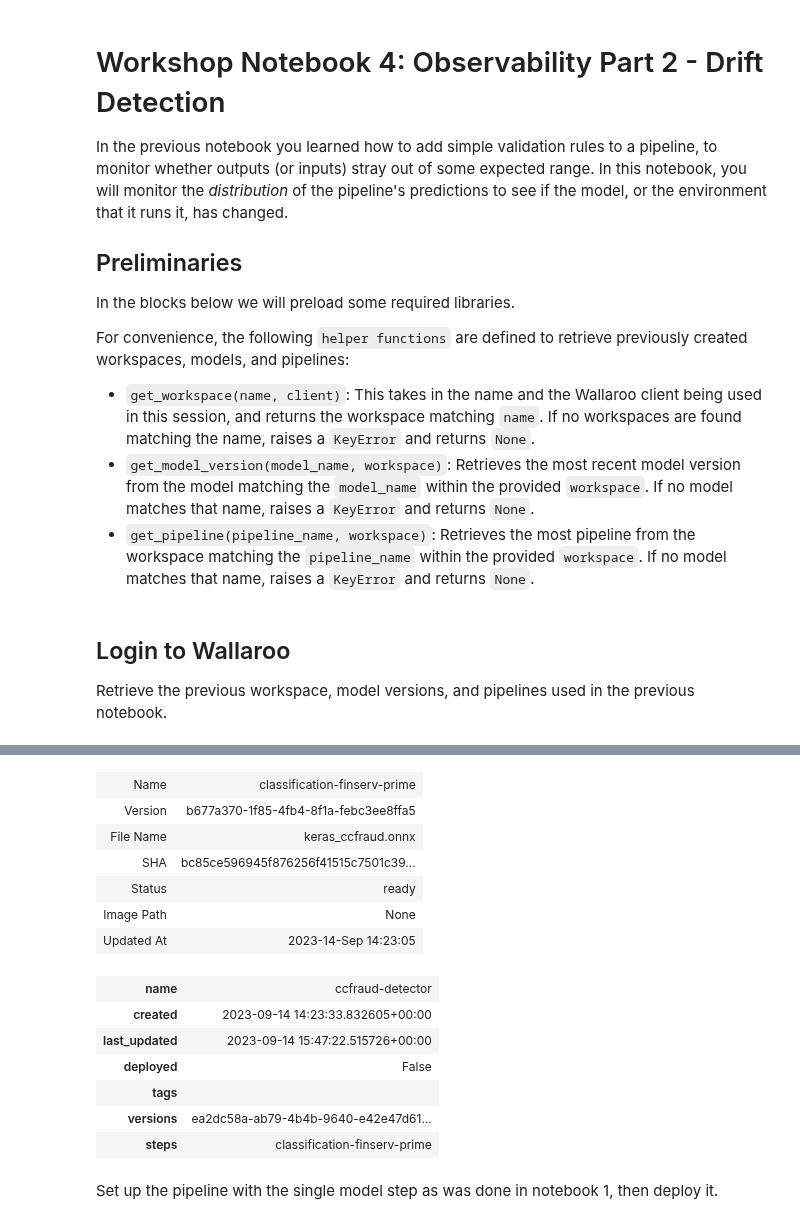
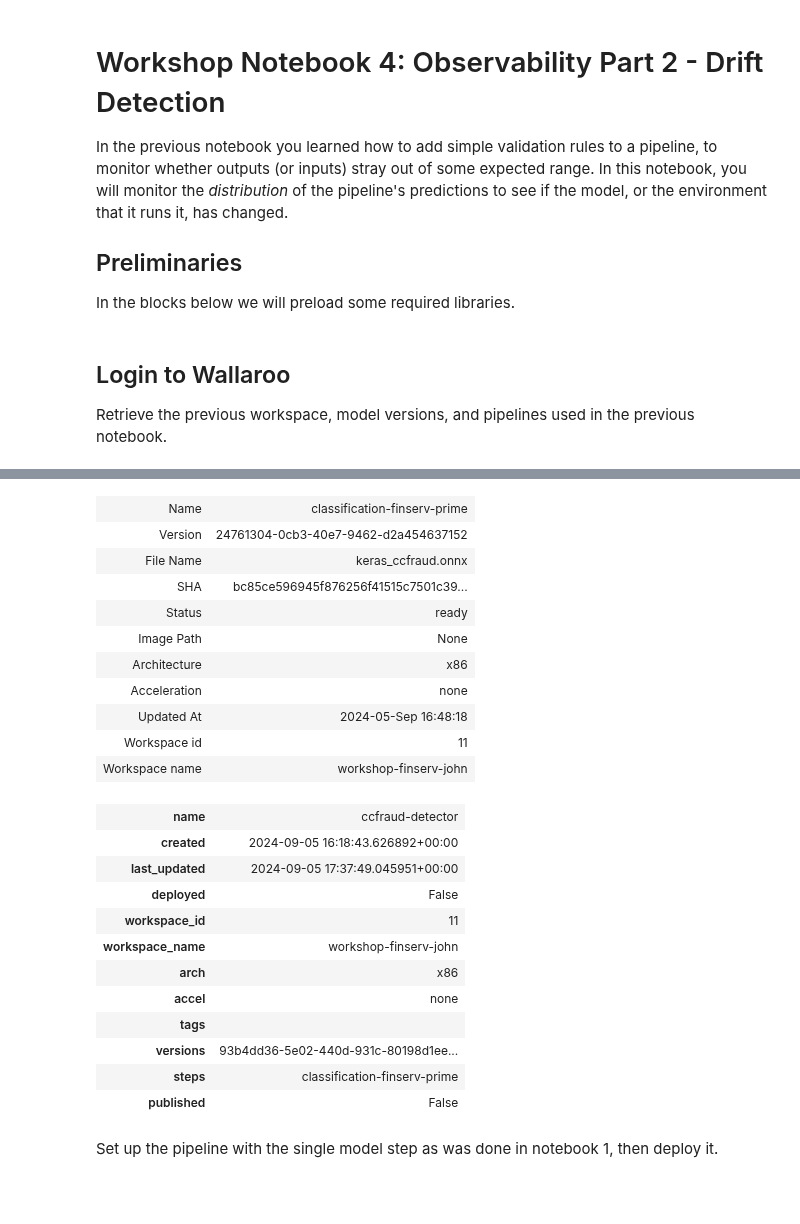
Before and after one commit to WallarooLabs/Workshops, a Jupyter notebook: Classification/FinServ/Notebooks-with-code/N4_drift_detection-with-code.ipynb, the cells around one changed output, grey strips where cells are left out. Drawn from its saved outputs; the diff is of its cells as text; code cells hidden in the pictures; blank space fills up the shorter version.

```diff
--- a/Classification/FinServ/Notebooks-with-code/N4_drift_detection-with-code.ipynb
+++ b/Classification/FinServ/Notebooks-with-code/N4_drift_detection-with-code.ipynb
@@ -6,12 +6,6 @@ In the previous notebook you learned how to add simple validation rules to a pip
 ## Preliminaries
 
 In the blocks below we will preload some required libraries.
-
-For convenience, the following `helper functions` are defined to retrieve previously created workspaces, models, and pipelines:
-
-* `get_workspace(name, client)`: This takes in the name and the Wallaroo client being used in this session, and returns the workspace matching `name`.  If no workspaces are found matching the name, raises a `KeyError` and returns `None`.
-* `get_model_version(model_name, workspace)`: Retrieves the most recent model version from the model matching the `model_name` within the provided `workspace`.  If no model matches that name, raises a `KeyError` and returns `None`.
-* `get_pipeline(pipeline_name, workspace)`: Retrieves the most pipeline from the workspace matching the `pipeline_name` within the provided `workspace`.  If no model matches that name, raises a `KeyError` and returns `None`.
 # %%
 # preload needed libraries
 
@@ -75,19 +35,11 @@ Retrieve the previous workspace, model versions, and pipelines used in the previ
 ## blank space to log in
 
 wl = wallaroo.Client()
-
-wallarooPrefix = "beautiful-platypus-3587."
-wallarooSuffix = "wallaroo.community"
-
-wl = wallaroo.Client(api_endpoint=f"https://{wallarooPrefix}api.{wallarooSuffix}",
-                    auth_endpoint=f"https://{wallarooPrefix}keycloak.{wallarooSuffix}",
-                    auth_type="sso")
-
 # retrieve the previous workspace, model, and pipeline version
 
 workspace_name = "workshop-finserv-john"
 
-workspace = get_workspace(workspace_name, wl)
+workspace = wl.get_workspace(workspace_name)
 
 # set your current workspace to the workspace that you just created
 wl.set_current_workspace(workspace)
@@ -97,11 +49,11 @@ wl.get_current_workspace()
 
 model_name = 'classification-finserv-prime'
 
-prime_model_version = get_model_version(model_name, workspace)
+prime_model_version = wl.get_model(model_name)
 
 pipeline_name = 'ccfraud-detector'
 
-pipeline = get_pipeline(pipeline_name, workspace)
+pipeline = wl.get_pipeline(pipeline_name)
 
 display(workspace)
 display(prime_model_version)
@@ -111,17 +63,26 @@ display(pipeline)
 | Name | classification-finserv-prime |
-| Version | b677a370-1f85-4fb4-8f1a-febc3ee8ffa5 |
+| Version | 24761304-0cb3-40e7-9462-d2a454637152 |
 | File Name | keras_ccfraud.onnx |
 | SHA | bc85ce596945f876256f41515c7501c39... |
 | Status | ready |
 | Image Path | None |
-| Updated At | 2023-14-Sep 14:23:05 |
+| Architecture | x86 |
+| Acceleration | none |
+| Updated At | 2024-05-Sep 16:48:18 |
+| Workspace id | 11 |
+| Workspace name | workshop-finserv-john |
 | name | ccfraud-detector |
-| created | 2023-09-14 14:23:33.832605+00:00 |
-| last_updated | 2023-09-14 15:47:22.515726+00:00 |
+| created | 2024-09-05 16:18:43.626892+00:00 |
+| last_updated | 2024-09-05 17:37:49.045951+00:00 |
 | deployed | False |
+| workspace_id | 11 |
+| workspace_name | workshop-finserv-john |
+| arch | x86 |
+| accel | none |
 | tags |  |
-| versions | ea2dc58a-ab79-4b4b-9640-e42e47d61... |
+| versions | 93b4dd36-5e02-440d-931c-80198d1ee... |
 | steps | classification-finserv-prime |
+| published | False |
 # %% [markdown]
 Set up the pipeline with the single model step as was done in notebook 1, then deploy it.
 # %%
```
Also changed, not shown: parts of 6 cells of this notebook, 12 other files.
